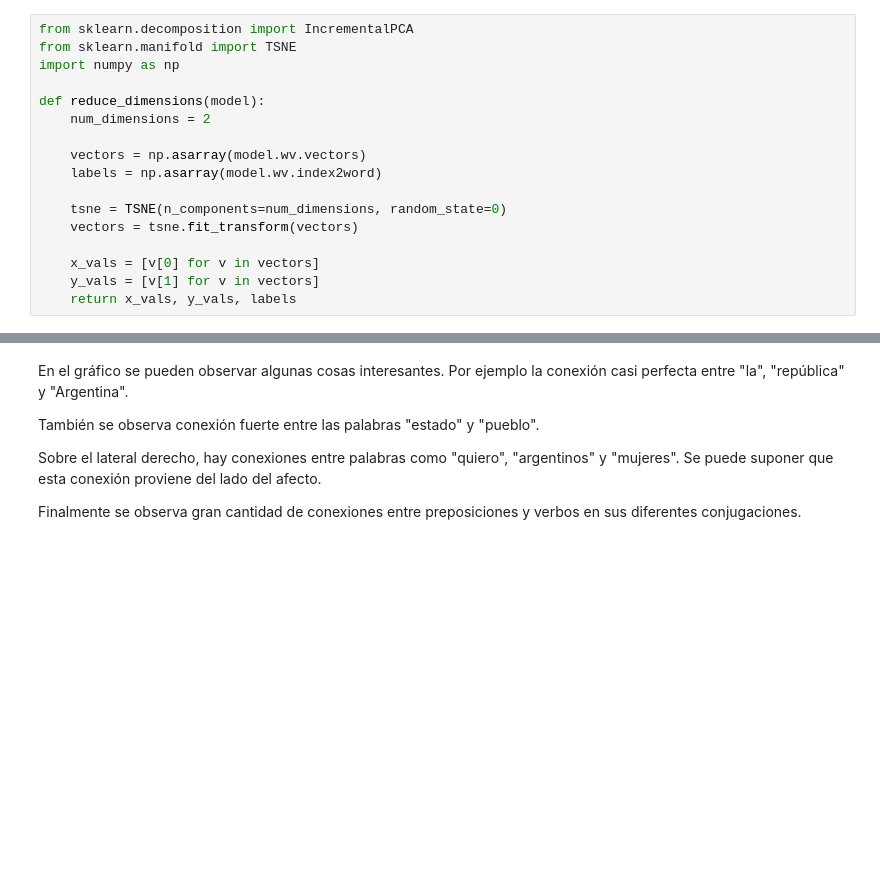
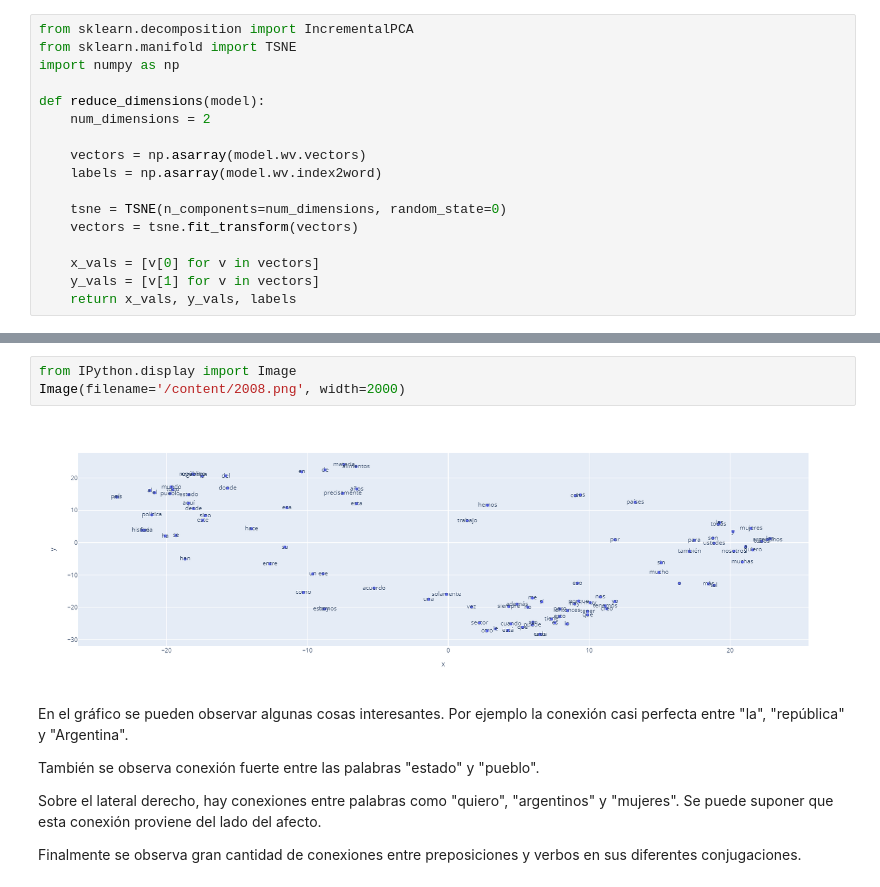
Before and after one commit to maxit1992/CEIA_NLP, a Jupyter notebook: Clase3/3b_Custom_embedding_con_Gensim.ipynb, the cells around one changed output, grey strips where cells are left out. Saved outputs shown, nothing was run; the diff lists cells and outputs as text; blank space fills up the shorter version.

Commit message:
bugfix imagenes

```diff
--- a/Clase3/3b_Custom_embedding_con_Gensim.ipynb
+++ b/Clase3/3b_Custom_embedding_con_Gensim.ipynb
@@ -227,6 +227,11 @@ fig = px.scatter(x=x_vals[:MAX_WORDS], y=y_vals[:MAX_WORDS], text=labels[:MAX_WO
 fig.show(renderer="colab") # esto para plotly en colab
 # %% [output]
 [interactive output not drawn]
+# %%
+from IPython.display import Image
+Image(filename='/content/2008.png', width=2000)
+# %% [output]
+[figure, added]
 # %% [markdown]
 En el gráfico se pueden observar algunas cosas interesantes. Por ejemplo la conexión casi perfecta entre "la", "república" y "Argentina".
 
```
Also changed, not shown: parts of 1 cell of this notebook, 2 other files.
